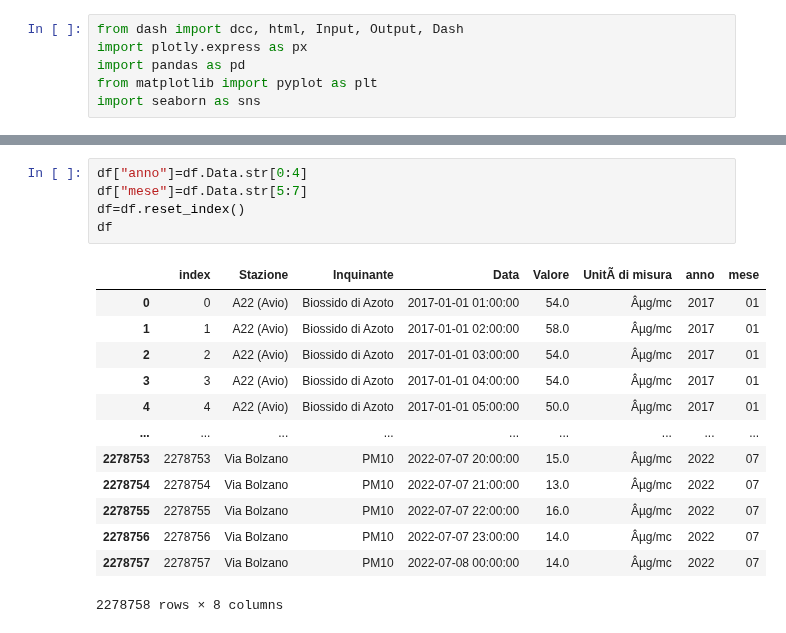
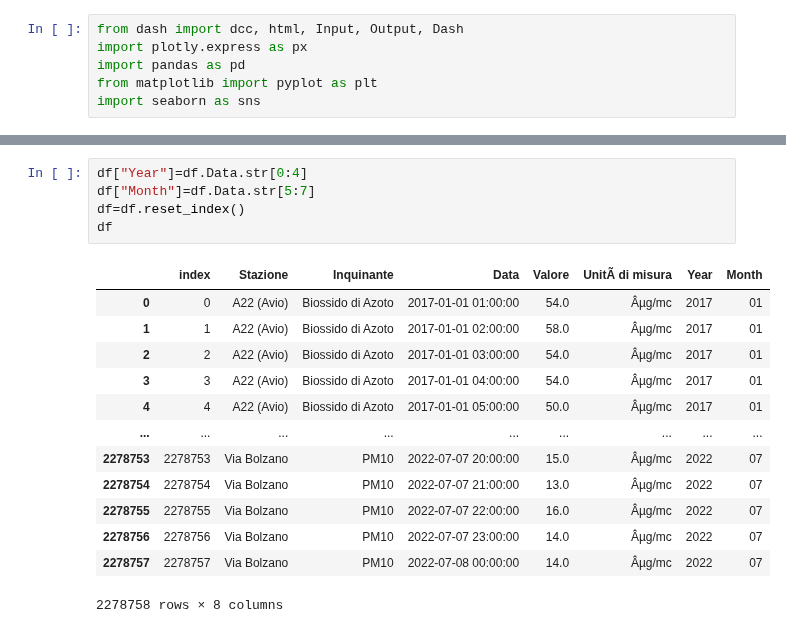
Before and after one commit to WebValley2022/webvalley-dashboard, a Jupyter notebook: data/prova-valeria.ipynb, the cells around one changed output, grey strips where cells are left out. Drawn from its saved outputs; the diff is of its cells as text.

```diff
--- a/data/prova-valeria.ipynb
+++ b/data/prova-valeria.ipynb
@@ -12,10 +19,10 @@ df.Valore= pd.to_numeric(df.Valore)
 # %%
-df["anno"]=df.Data.str[0:4]
-df["mese"]=df.Data.str[5:7]
+df["Year"]=df.Data.str[0:4]
+df["Month"]=df.Data.str[5:7]
 df=df.reset_index()
 df
 # %% [output]
-|  | index | Stazione | Inquinante | Data | Valore | UnitÃ di misura | anno | mese |
+|  | index | Stazione | Inquinante | Data | Valore | UnitÃ di misura | Year | Month |
 | 0 | 0 | A22 (Avio) | Biossido di Azoto | 2017-01-01 01:00:00 | 54.0 | Âµg/mc | 2017 | 01 |
 | 1 | 1 | A22 (Avio) | Biossido di Azoto | 2017-01-01 02:00:00 | 58.0 | Âµg/mc | 2017 | 01 |
 | 2 | 2 | A22 (Avio) | Biossido di Azoto | 2017-01-01 03:00:00 | 54.0 | Âµg/mc | 2017 | 01 |
```
Also changed, not shown: parts of 8 cells of this notebook, 3 other files.
